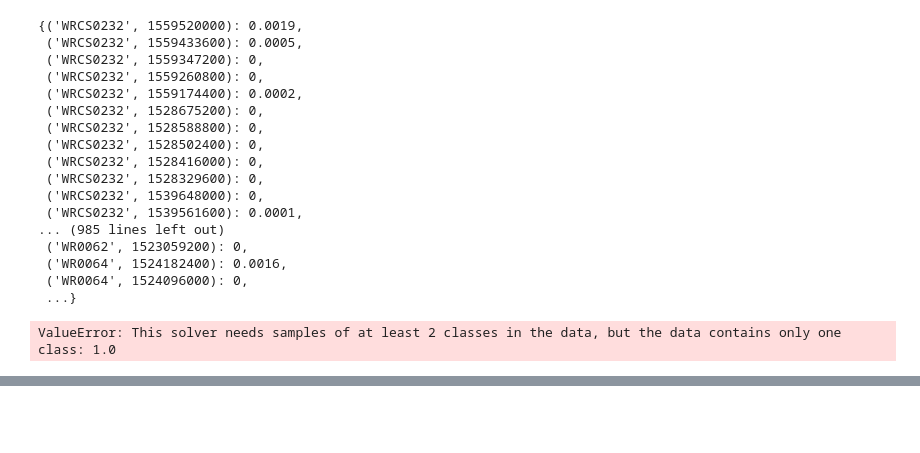
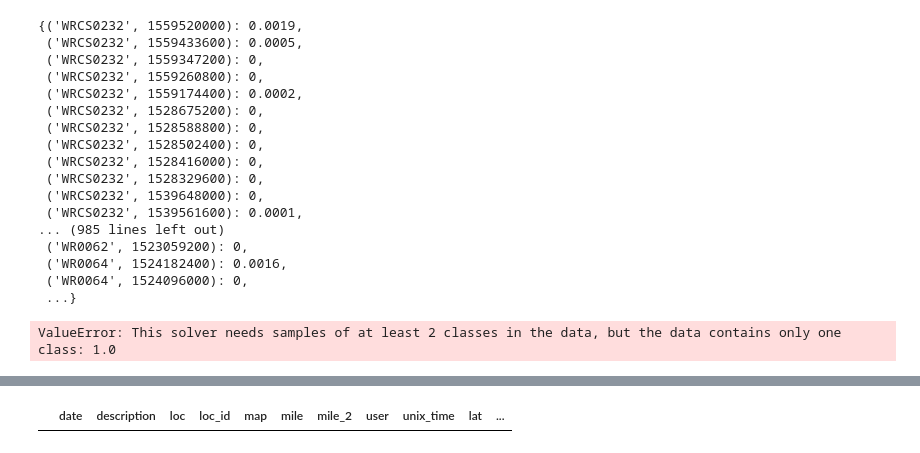
Before and after one commit to ishmandoo/trickle-tracker, a Jupyter notebook: predictor.ipynb, the cells around one changed output, grey strips where cells are left out. Saved outputs shown, nothing was run; the diff lists cells and outputs as text; code cells hidden in the pictures; blank space fills up the shorter version.

```diff
--- a/predictor.ipynb
+++ b/predictor.ipynb
@@ -324,0 +307,2 @@ data.plot(kind='scatter',x="last_pos",y="rain_5",c="status", cmap=cm.get_cmap('S
+# %%
+data["prob_exp"] = data.apply(lambda row: data[row.loc_id == data.loc_id].status.mean(), axis=1)
@@ -324,0 +325,4 @@ data.plot(kind='scatter',x="last_pos",y="rain_5",c="status", cmap=cm.get_cmap('S
+# %%
+data[data.loc_id=="PaynesLake"]
+# %% [output]
+|  | date | description | loc | loc_id | map | mile | mile_2 | user | unix_time | lat | ... |
```
Also changed, not shown: parts of 10 cells of this notebook, 8 other files.
